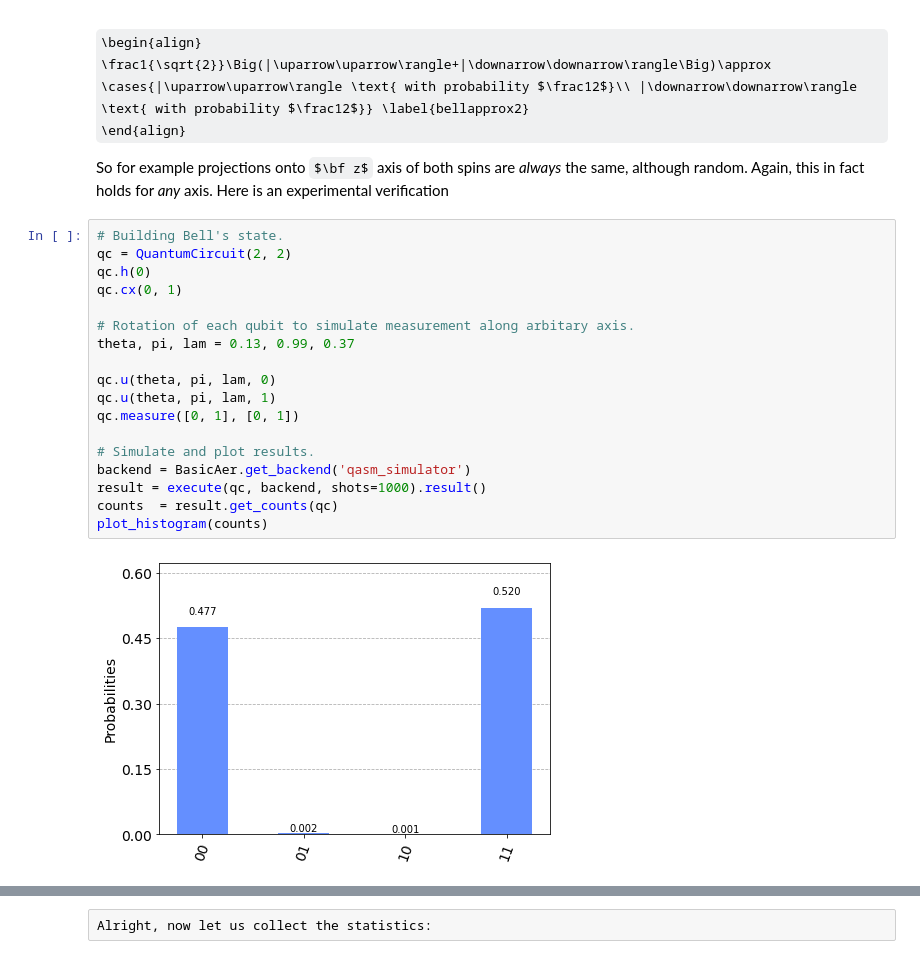
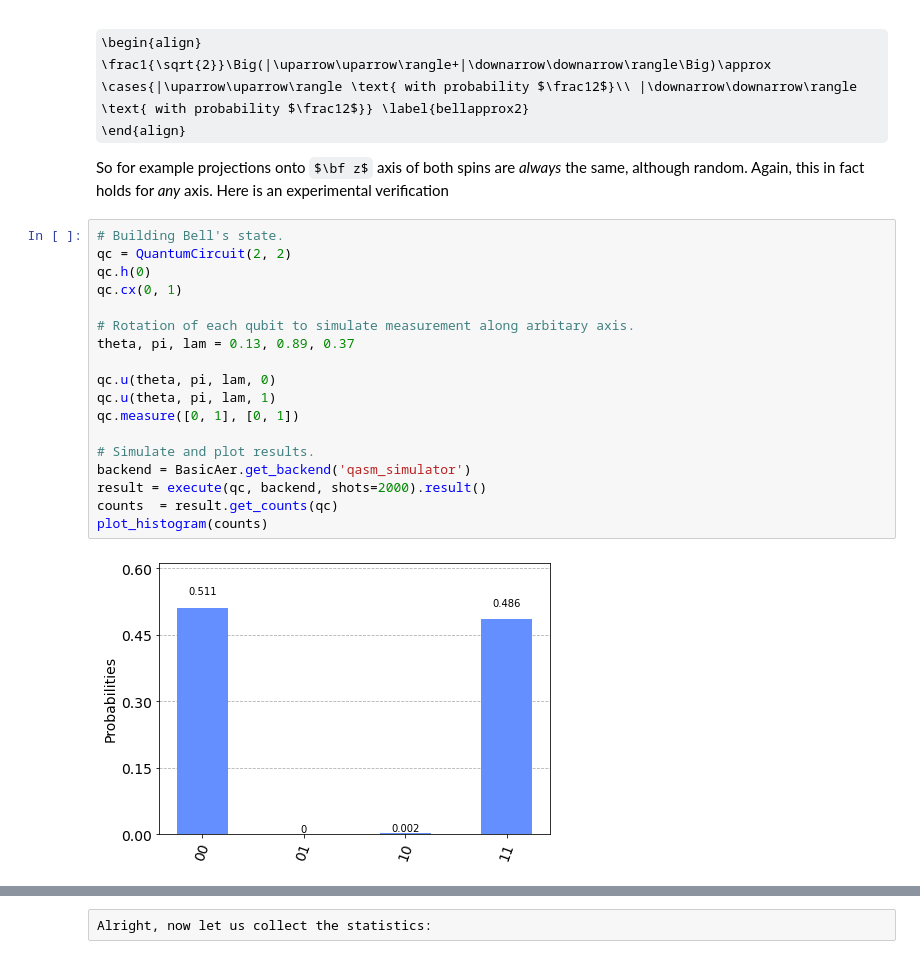
Before and after one commit to idnm/blog0, a Jupyter notebook: _notebooks/2021-07-12-Entanglement.ipynb, the cells around one changed output, grey strips where cells are left out. Saved outputs shown, nothing was run; the diff lists cells and outputs as text; some formulas as TeX source.

```diff
--- a/_notebooks/2021-07-12-Entanglement.ipynb
+++ b/_notebooks/2021-07-12-Entanglement.ipynb
@@ -88,21 +92,21 @@ So for example projections onto $\bf z$ axis of both spins are *always* the same
 # %%
 # Building Bell's state.
 qc = QuantumCircuit(2, 2)
 qc.h(0)
 qc.cx(0, 1)
 
 # Rotation of each qubit to simulate measurement along arbitary axis.
-theta, pi, lam = 0.13, 0.99, 0.37
+theta, pi, lam = 0.13, 0.89, 0.37
 
 qc.u(theta, pi, lam, 0)
 qc.u(theta, pi, lam, 1)
 qc.measure([0, 1], [0, 1])
 
 # Simulate and plot results.
 backend = BasicAer.get_backend('qasm_simulator')
-result = execute(qc, backend, shots=1000).result()
+result = execute(qc, backend, shots=2000).result()
 counts  = result.get_counts(qc)
 plot_histogram(counts)
 # %% [output]
-[figure, old version]
+[figure, new version]
 # %% [markdown]
```
Also changed, not shown: parts of 11 cells of this notebook.
